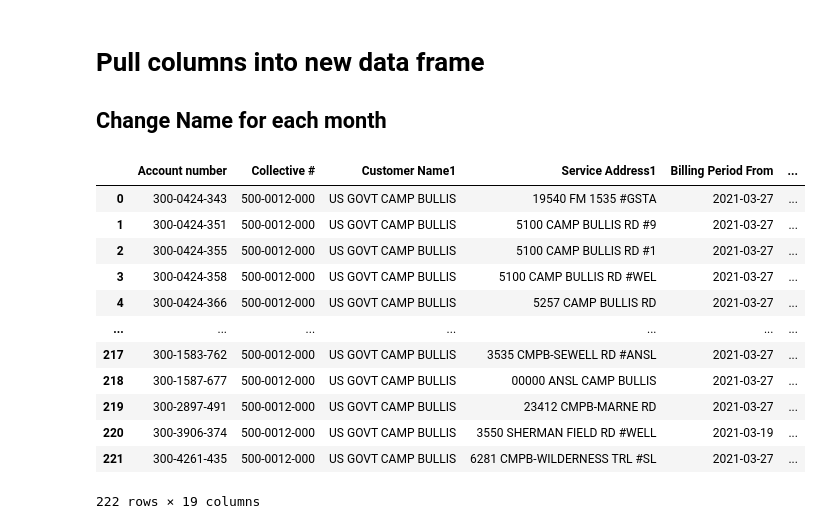
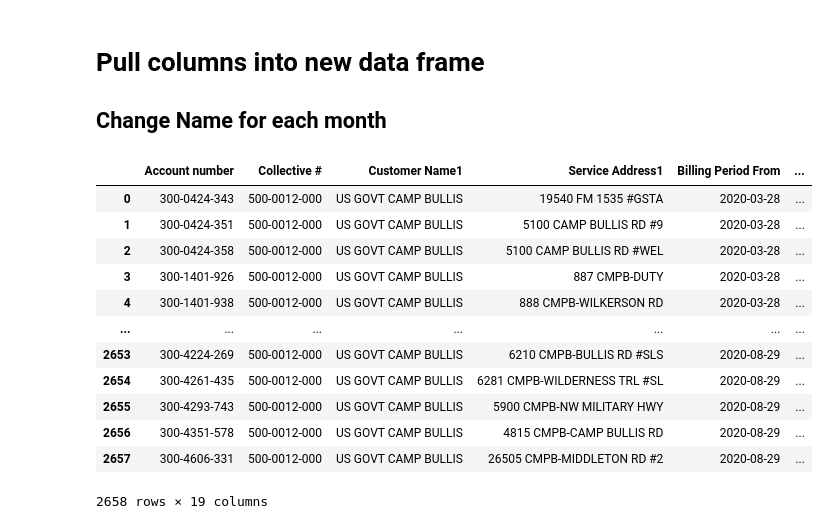
Before and after one commit to ryanjussery/Final_Project, a Jupyter notebook: Initial Data Wrangling to Write CSV.ipynb, the cells around one changed output. Cells and saved outputs as stored; diff of their text form; code cells hidden in the pictures.

```diff
--- a/Initial Data Wrangling to Write CSV.ipynb
+++ b/Initial Data Wrangling to Write CSV.ipynb
@@ -10,5 +10,5 @@
 6. Then “date descending”
 # %%
 import pandas as pd
-CampBullisFY19Apr = pd.read_excel('Data/Energy Data/Converted Invoices/FY 21/Camp Bullis Apr 21.xlsx')
+CampBullisFY19 = pd.read_excel('Data/Energy Data/Converted Invoices/FY 20/FY 20.xlsx')
 # %%
@@ -35,23 +36,23 @@ CampBullisFY19Apr.head()
 # Pull columns into new data frame
 ## Change Name for each month
 # %%
-template = CampBullisFY19Apr[["Account number","Collective #","Customer Name1",'Service Address1',"Billing Period From","Billing Period To",
+FY19Trimmed = CampBullisFY19[["Account number","Collective #","Customer Name1",'Service Address1',"Billing Period From","Billing Period To",
                "Elec Meter1 #","Elec Rate1","Elec Days on Bill Current", "Elec Kwh Used Current", "Actual Demand KW","Billing Demand KW"
               ,"Current Electricity Charge", "Elec Reg Adj1","City Services","City Services", "State & Local Sales Taxes",
               "Additional Products & Services Total", "Total Current Energy Charge"]]
 # %%
-template
+FY19Trimmed
 # %% [output]
 |  | Account number | Collective # | Customer Name1 | Service Address1 | Billing Period From | ... |
-| 0 | 300-0424-343 | 500-0012-000 | US GOVT CAMP BULLIS | 19540 FM 1535 #GSTA | 2021-03-27 | ... |
-| 1 | 300-0424-351 | 500-0012-000 | US GOVT CAMP BULLIS | 5100 CAMP BULLIS RD #9 | 2021-03-27 | ... |
-| 2 | 300-0424-355 | 500-0012-000 | US GOVT CAMP BULLIS | 5100 CAMP BULLIS RD #1 | 2021-03-27 | ... |
-| 3 | 300-0424-358 | 500-0012-000 | US GOVT CAMP BULLIS | 5100 CAMP BULLIS RD #WEL | 2021-03-27 | ... |
-| 4 | 300-0424-366 | 500-0012-000 | US GOVT CAMP BULLIS | 5257 CAMP BULLIS RD | 2021-03-27 | ... |
+| 0 | 300-0424-343 | 500-0012-000 | US GOVT CAMP BULLIS | 19540 FM 1535 #GSTA | 2020-03-28 | ... |
+| 1 | 300-0424-351 | 500-0012-000 | US GOVT CAMP BULLIS | 5100 CAMP BULLIS RD #9 | 2020-03-28 | ... |
+| 2 | 300-0424-358 | 500-0012-000 | US GOVT CAMP BULLIS | 5100 CAMP BULLIS RD #WEL | 2020-03-28 | ... |
+| 3 | 300-1401-926 | 500-0012-000 | US GOVT CAMP BULLIS | 887 CMPB-DUTY | 2020-03-28 | ... |
+| 4 | 300-1401-938 | 500-0012-000 | US GOVT CAMP BULLIS | 888 CMPB-WILKERSON RD | 2020-03-28 | ... |
 | ... | ... | ... | ... | ... | ... | ... |
-| 217 | 300-1583-762 | 500-0012-000 | US GOVT CAMP BULLIS | 3535 CMPB-SEWELL RD #ANSL | 2021-03-27 | ... |
-| 218 | 300-1587-677 | 500-0012-000 | US GOVT CAMP BULLIS | 00000 ANSL CAMP BULLIS | 2021-03-27 | ... |
-| 219 | 300-2897-491 | 500-0012-000 | US GOVT CAMP BULLIS | 23412 CMPB-MARNE RD | 2021-03-27 | ... |
-| 220 | 300-3906-374 | 500-0012-000 | US GOVT CAMP BULLIS | 3550 SHERMAN FIELD RD #WELL | 2021-03-19 | ... |
-| 221 | 300-4261-435 | 500-0012-000 | US GOVT CAMP BULLIS | 6281 CMPB-WILDERNESS TRL #SL | 2021-03-27 | ... |
+| 2653 | 300-4224-269 | 500-0012-000 | US GOVT CAMP BULLIS | 6210 CMPB-BULLIS RD #SLS | 2020-08-29 | ... |
+| 2654 | 300-4261-435 | 500-0012-000 | US GOVT CAMP BULLIS | 6281 CMPB-WILDERNESS TRL #SL | 2020-08-29 | ... |
+| 2655 | 300-4293-743 | 500-0012-000 | US GOVT CAMP BULLIS | 5900 CMPB-NW MILITARY HWY | 2020-08-29 | ... |
+| 2656 | 300-4351-578 | 500-0012-000 | US GOVT CAMP BULLIS | 4815 CMPB-CAMP BULLIS RD | 2020-08-29 | ... |
+| 2657 | 300-4606-331 | 500-0012-000 | US GOVT CAMP BULLIS | 26505 CMPB-MIDDLETON RD #2 | 2020-08-29 | ... |
-222 rows × 19 columns
+2658 rows × 19 columns
```
Also changed, not shown: parts of 11 cells of this notebook, 8 other files.
